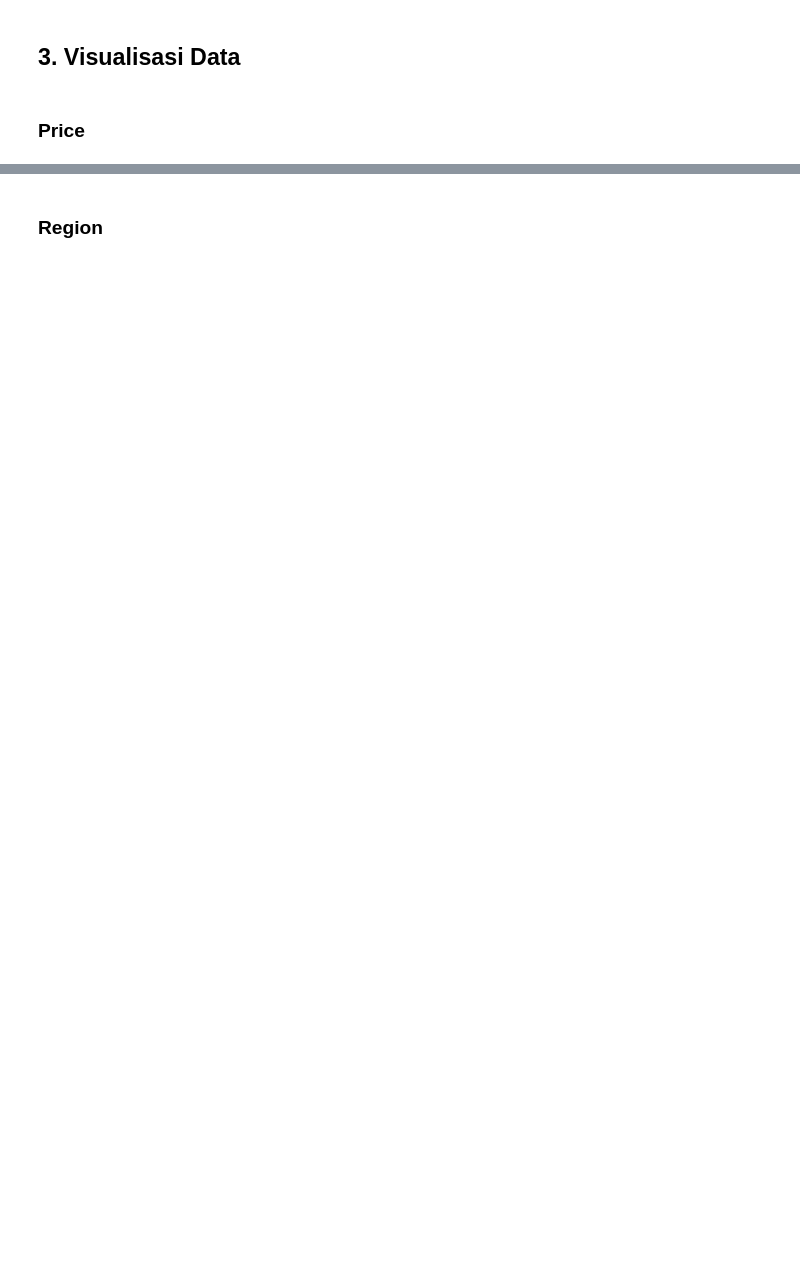
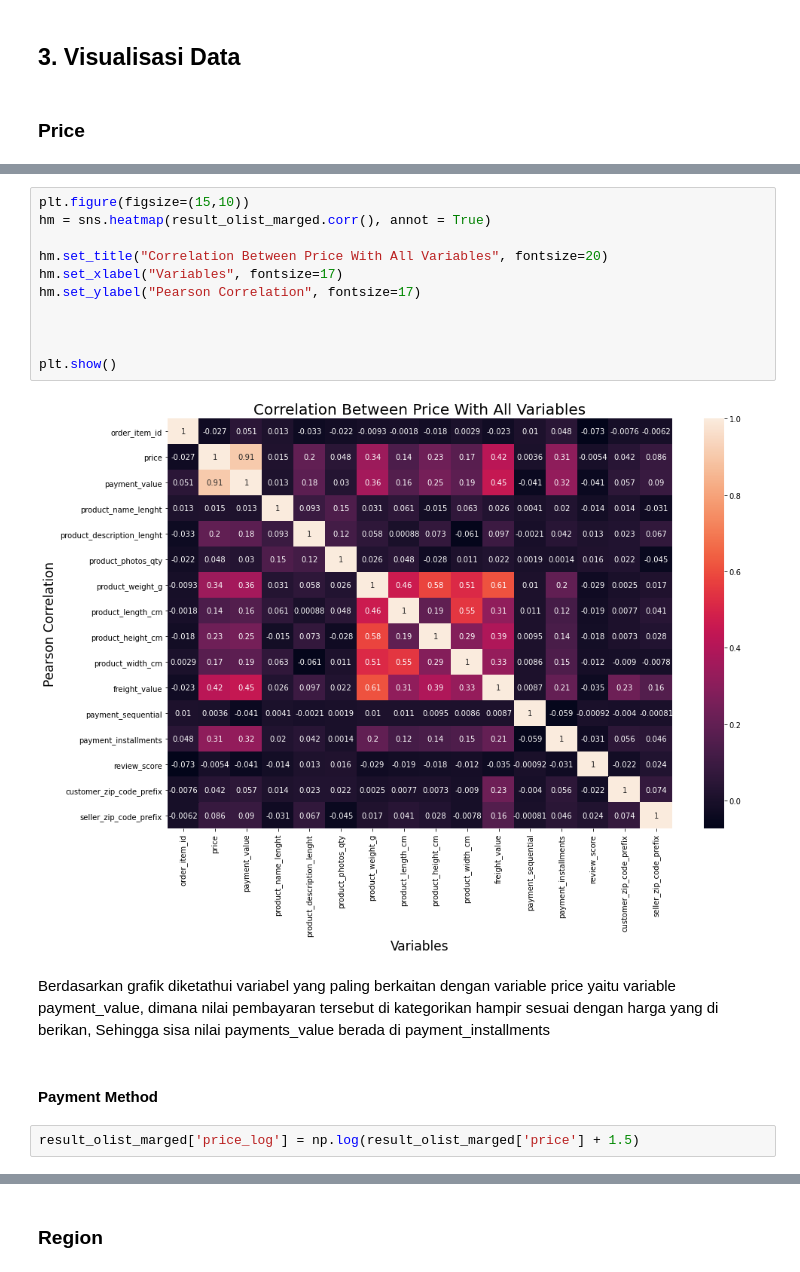
Before and after one commit to Arif-Widagdo/Data-Analysis-on-the-Brazilian-E-Commerce-Public-Dataset-by-Olist, a Jupyter notebook: code/Tugas01_04.ipynb, the cells around one changed output, grey strips where cells are left out. Drawn from its saved outputs; the diff is of its cells as text; blank space fills up the shorter version.

Commit message:
update visualisasi data

```diff
--- a/code/Tugas01_04.ipynb
+++ b/code/Tugas01_04.ipynb
@@ -463,0 +527,21 @@ plt.show()
+# %%
+plt.figure(figsize=(15,10))
+hm = sns.heatmap(result_olist_marged.corr(), annot = True)
+
+hm.set_title("Correlation Between Price With All Variables", fontsize=20)
+hm.set_xlabel("Variables", fontsize=17)
+hm.set_ylabel("Pearson Correlation", fontsize=17)
+
+
+
+plt.show()
+# %% [output]
+[figure, added]
+# %% [markdown]
+Berdasarkan grafik diketathui
+variabel yang paling berkaitan dengan variable price yaitu variable payment_value, dimana nilai pembayaran tersebut di kategorikan hampir sesuai dengan harga yang di berikan,
+Sehingga sisa nilai payments_value berada di payment_installments
+# %% [markdown]
+#### Payment Method
+# %%
+result_olist_marged['price_log'] = np.log(result_olist_marged['price'] + 1.5)
```
Also changed, not shown: parts of 26 cells of this notebook, 2 other files.
